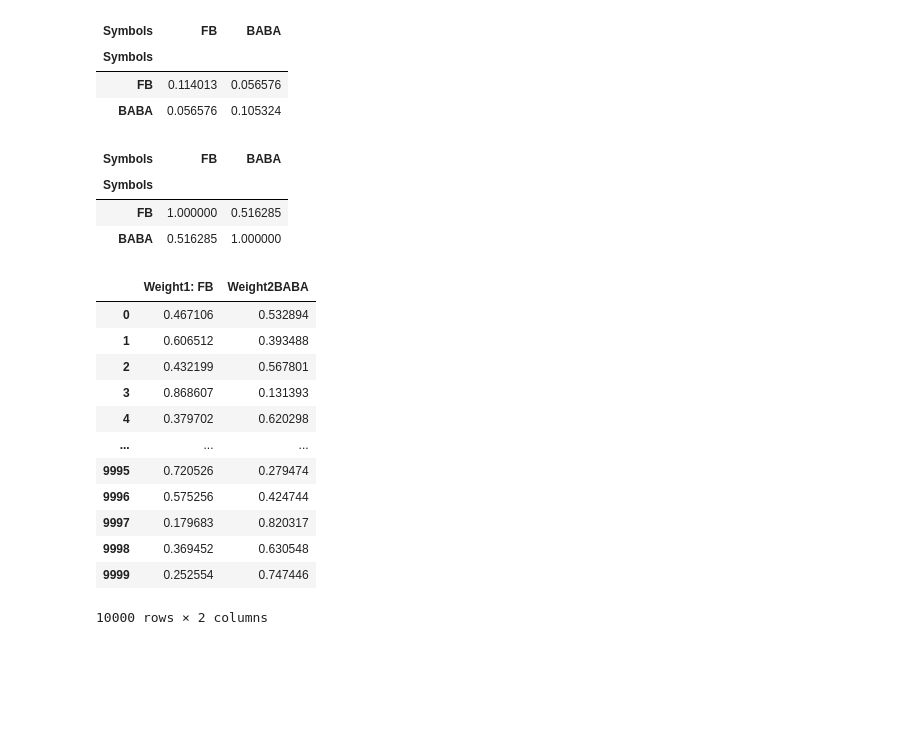
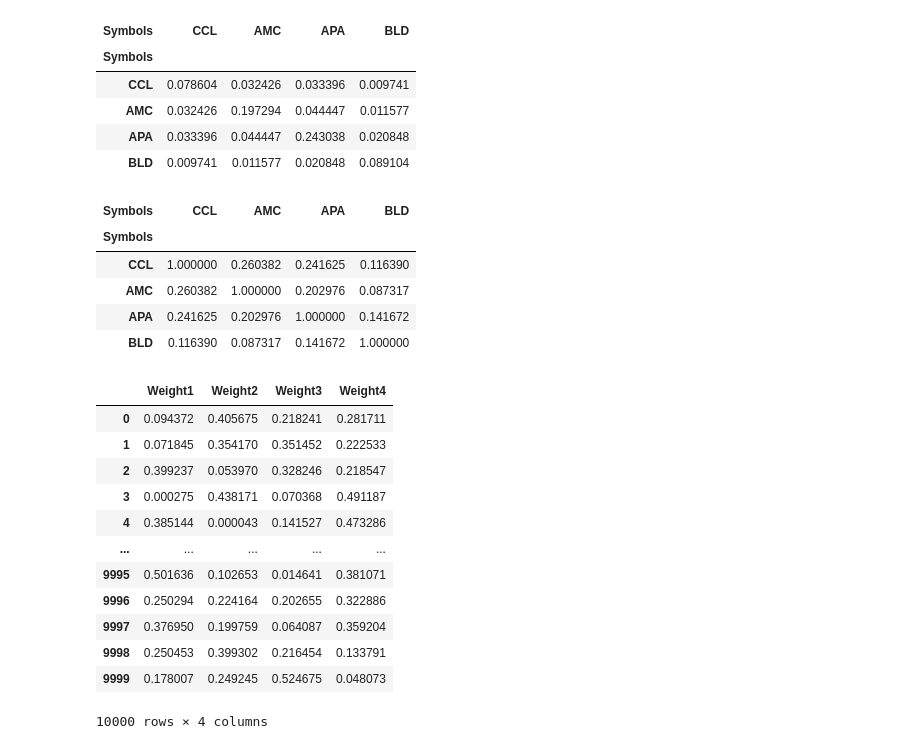
Before and after one commit to AdamSikorski/Markowitz-portfolio-model, a Jupyter notebook: Markowitz_model_newest_version.ipynb, the cells around one changed output. Cells and saved outputs as stored; diff of their text form; code cells hidden in the pictures; blank space fills up the shorter version.

```diff
--- a/Markowitz_model_newest_version.ipynb
+++ b/Markowitz_model_newest_version.ipynb
@@ -12,9 +14,18 @@ import numpy as np
 import pandas as pd
 import plotly.express as px
 # %%
+# Typing shortnames of the companies. Numbers of the companies must be between 2 and 8.
+
 companies = []
 how_many = int(input("How many companies would you like to have in your portfolio?: "))
-for c in range(how_many):
-  company = input("Type the shortname of the company (it must be searchable in yahoo finance):  ")
-  companies.append(company)
+while True:
+  if how_many >= 2 and how_many <= 8:
+    for c in range(how_many):
+      company = input("Type the shortname of the company (it must be searchable in yahoo finance):  ")
+      companies.append(company)
+    break
+  else:
+    print("You did type the number of companies which is out of range. Please type the number between 2 and 8: ")
+    how_many = int(input("How many companies would you like to have in your portfolio?: "))
+    continue
 # %% [output]
@@ -29,8 +42,8 @@ Type the shortname of the company (it must be searchable in yahoo finance):  BAB
 #start_date = two_years_from_today.strftime("%Y-%m-%d")
 data_source= 'yahoo'
 
-start_date = "2016-11-01"
-end_date = "2020-09-01"
+start_date = "2019-01-01"
+end_date = "2020-01-01"
 
 data_list = []
 for i in range(len(companies)):
@@ -40,3 +53,5 @@ for i in range(len(companies)):
 data = web.DataReader(companies, data_source, start_date, end_date)
 adj_close = data["Adj Close"]
 index = adj_close.index
+
+data
@@ -98,18 +131,22 @@ dtype: float64
 # covariance from average daily returns * trading days per year
 log_returns.cov() * 252
 # %% [output]
-| Symbols | FB | BABA |
-| Symbols |  |  |
-| FB | 0.114013 | 0.056576 |
-| BABA | 0.056576 | 0.105324 |
+| Symbols | CCL | AMC | APA | BLD |
+| Symbols |  |  |  |  |
+| CCL | 0.078604 | 0.032426 | 0.033396 | 0.009741 |
+| AMC | 0.032426 | 0.197294 | 0.044447 | 0.011577 |
+| APA | 0.033396 | 0.044447 | 0.243038 | 0.020848 |
+| BLD | 0.009741 | 0.011577 | 0.020848 | 0.089104 |
 # %%
 # correlation from average daily returns * trading days per year
 log_returns.corr()
 # %% [output]
-| Symbols | FB | BABA |
-| Symbols |  |  |
-| FB | 1.000000 | 0.516285 |
-| BABA | 0.516285 | 1.000000 |
+| Symbols | CCL | AMC | APA | BLD |
+| Symbols |  |  |  |  |
+| CCL | 1.000000 | 0.260382 | 0.241625 | 0.116390 |
+| AMC | 0.260382 | 1.000000 | 0.202976 | 0.087317 |
+| APA | 0.241625 | 0.202976 | 1.000000 | 0.141672 |
+| BLD | 0.116390 | 0.087317 | 0.141672 | 1.000000 |
 # %%
 portfolio_returns = []
 portfolio_volatilities = []
@@ -119,48 +156,56 @@ for x in range(10000):
     weights = np.random.random(len(companies))
     weights /= np.sum(weights)
 
     portfolio_weights.append(weights)
     portfolio_returns.append(np.sum(weights * log_returns.mean()) * 252)
     portfolio_volatilities.append(np.sqrt(np.dot(weights.T,np.dot(log_returns.cov() * 252, weights))))
 
 portfolio_returns = np.array(portfolio_returns)
 portfolio_volatilities = np.array(portfolio_volatilities)
 
 data_transposed = zip(portfolio_weights)
 weights_in_dataframe = pd.DataFrame(data_transposed,columns=["Weights"])
 
 co = companies
+
 if len(companies) == 2:
   weights_in_dataframee = pd.DataFrame(portfolio_weights,columns=["Weight1: " + co[0], "Weight2: " + co[1]])
+  weights_in_dataframeee = pd.DataFrame(portfolio_weights,columns=["Weight1" , "Weight2" ])
 if len(companies) == 3:
   weights_in_dataframee = pd.DataFrame(portfolio_weights,columns=["Weight1: " + co[0], "Weight2: " + co[1],"Weight3: " + co[2]])
+  weights_in_dataframeee = pd.DataFrame(portfolio_weights,columns=["Weight1" , "Weight2", "Weight3" ])
 if len(companies) == 4:
   weights_in_dataframee = pd.DataFrame(portfolio_weights,columns=["Weight1: " + co[0], "Weight2: " + co[1],"Weight3: " + co[2], "Weight4: " + co[3]])
+  weights_in_dataframeee = pd.DataFrame(portfolio_weights,columns=["Weight1" , "Weight2", "Weight3", "Weight4" ])
 if len(companies) == 5:
   weights_in_dataframee = pd.DataFrame(portfolio_weights,columns=["Weight1: " + co[0], "Weight2: " + co[1],"Weight3: " + co[2], "Weight4: " + co[3], "Weight5: " + co[4]])
+  weights_in_dataframeee = pd.DataFrame(portfolio_weights,columns=["Weight1" , "Weight2", "Weight3", "Weight4", "Weight5" ])
 if len(companies) == 6:
   weights_in_dataframee = pd.DataFrame(portfolio_weights,columns=["Weight1: " + co[0], "Weight2: " + co[1],"Weight3: " + co[2], "Weight4: " + co[3], "Weight5: " + co[4] , "Weight6: " + co[5]])
+  weights_in_dataframeee = pd.DataFrame(portfolio_weights,columns=["Weight1" , "Weight2", "Weight3", "Weight4", "Weight5", "Weight6" ])
 if len(companies) == 7:
   weights_in_dataframee = pd.DataFrame(portfolio_weights,columns=["Weight1: " + co[0], "Weight2: " + co[1],"Weight3: " + co[2], "Weight4: " + co[3], "Weight5: " + co[4] , "Weight6: " + co[5], "Weight7: " + co[6]])
+  weights_in_dataframeee = pd.DataFrame(portfolio_weights,columns=["Weight1" , "Weight2", "Weight3", "Weight4", "Weight5", "Weight6", "Weight7" ])
 if len(companies) == 8:
-  weights_in_dataframee = pd.DataFrame(portfolio_weights,columns=["Weight1: " + co[0], "Weight2: " + co[1],"Weight3: " + co[2], "Weight4: " + co[3], "Weight5: " + co[4] , "Weight6: " + co[5], "Weight7: " + co[6],  "Weight7: " + co[6]])
+  weights_in_dataframee = pd.DataFrame(portfolio_weights,columns=["Weight1: " + co[0], "Weight2: " + co[1],"Weight3: " + co[2], "Weight4: " + co[3], "Weight5: " + co[4] , "Weight6: " + co[5], "Weight7: " + co[6],  "Weight8: " + co[7]])
+  weights_in_dataframeee = pd.DataFrame(portfolio_weights,columns=["Weight1" , "Weight2", "Weight3", "Weight4", "Weight5", "Weight6", "Weight7", "Weight8" ])
 
 
-weights_in_dataframee
+weights_in_dataframeee
 # %% [output]
-|  | Weight1: FB | Weight2BABA |
-| 0 | 0.467106 | 0.532894 |
-| 1 | 0.606512 | 0.393488 |
-| 2 | 0.432199 | 0.567801 |
-| 3 | 0.868607 | 0.131393 |
-| 4 | 0.379702 | 0.620298 |
-| ... | ... | ... |
-| 9995 | 0.720526 | 0.279474 |
-| 9996 | 0.575256 | 0.424744 |
-| 9997 | 0.179683 | 0.820317 |
-| 9998 | 0.369452 | 0.630548 |
-| 9999 | 0.252554 | 0.747446 |
+|  | Weight1 | Weight2 | Weight3 | Weight4 |
+| 0 | 0.094372 | 0.405675 | 0.218241 | 0.281711 |
+| 1 | 0.071845 | 0.354170 | 0.351452 | 0.222533 |
+| 2 | 0.399237 | 0.053970 | 0.328246 | 0.218547 |
+| 3 | 0.000275 | 0.438171 | 0.070368 | 0.491187 |
+| 4 | 0.385144 | 0.000043 | 0.141527 | 0.473286 |
+| ... | ... | ... | ... | ... |
+| 9995 | 0.501636 | 0.102653 | 0.014641 | 0.381071 |
+| 9996 | 0.250294 | 0.224164 | 0.202655 | 0.322886 |
+| 9997 | 0.376950 | 0.199759 | 0.064087 | 0.359204 |
+| 9998 | 0.250453 | 0.399302 | 0.216454 | 0.133791 |
+| 9999 | 0.178007 | 0.249245 | 0.524675 | 0.048073 |
-10000 rows × 2 columns
+10000 rows × 4 columns
 # %%
 fig = px.scatter(x = portfolio_volatilities, y = portfolio_returns, width=1200, height=750, hover_data=[weights_in_dataframe],
                  labels={'x': "Expected Volatility", 'y': "Expected Return",'hover_data_0': "Weights"})
```
Also changed, not shown: parts of 11 cells of this notebook.
